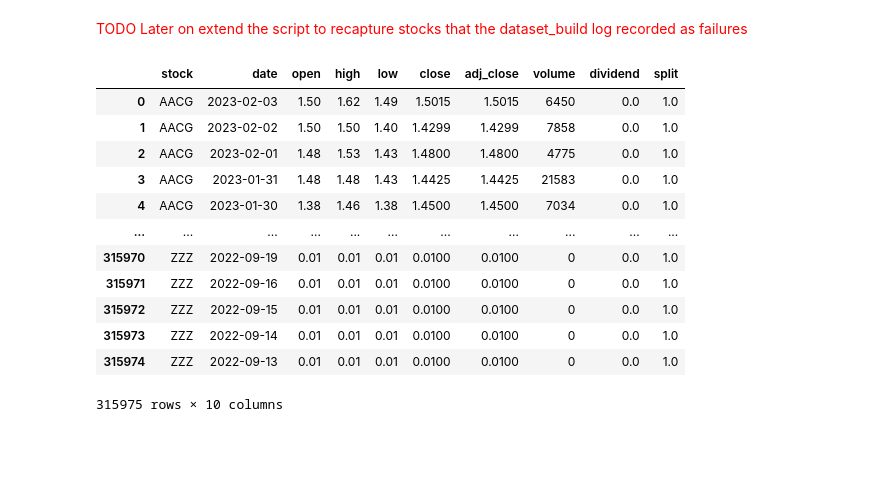
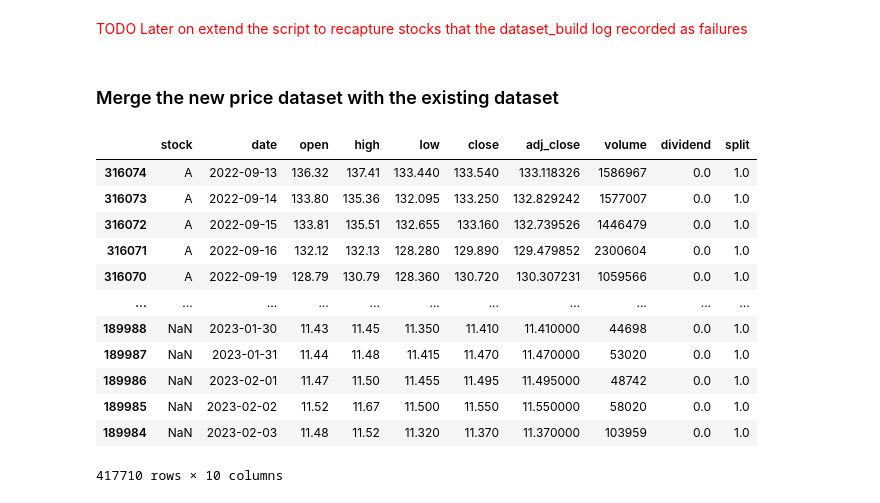
Before and after one commit to DavidPeleg6/Financial_News_Sentiments, a Jupyter notebook: daily_prices_dataset/daily_prices_dataset.ipynb, the cells around one changed output. Cells and saved outputs as stored; diff of their text form; code cells hidden in the pictures; blank space fills up the shorter version.

Commit message:
final daily tweaks

```diff
--- a/daily_prices_dataset/daily_prices_dataset.ipynb
+++ b/daily_prices_dataset/daily_prices_dataset.ipynb
@@ -71,21 +53,30 @@ price_df = pd.DataFrame(rows, columns=['stock', 'date', 'open', 'high', 'low', '
 price_df['date'] = pd.to_datetime(price_df['date'])
 # convert all columns to numeric except for the date and stock
 price_df[price_df.columns[2:]] = price_df[price_df.columns[2:]].apply(pd.to_numeric, errors='coerce')
-price_df
-# %% [output]
-|  | stock | date | open | high | low | close | adj_close | volume | dividend | split |
-| 0 | AACG | 2023-02-03 | 1.50 | 1.62 | 1.49 | 1.5015 | 1.5015 | 6450 | 0.0 | 1.0 |
-| 1 | AACG | 2023-02-02 | 1.50 | 1.50 | 1.40 | 1.4299 | 1.4299 | 7858 | 0.0 | 1.0 |
-| 2 | AACG | 2023-02-01 | 1.48 | 1.53 | 1.43 | 1.4800 | 1.4800 | 4775 | 0.0 | 1.0 |
-| 3 | AACG | 2023-01-31 | 1.48 | 1.48 | 1.43 | 1.4425 | 1.4425 | 21583 | 0.0 | 1.0 |
-| 4 | AACG | 2023-01-30 | 1.38 | 1.46 | 1.38 | 1.4500 | 1.4500 | 7034 | 0.0 | 1.0 |
-| ... | ... | ... | ... | ... | ... | ... | ... | ... | ... | ... |
-| 315970 | ZZZ | 2022-09-19 | 0.01 | 0.01 | 0.01 | 0.0100 | 0.0100 | 0 | 0.0 | 1.0 |
-| 315971 | ZZZ | 2022-09-16 | 0.01 | 0.01 | 0.01 | 0.0100 | 0.0100 | 0 | 0.0 | 1.0 |
-| 315972 | ZZZ | 2022-09-15 | 0.01 | 0.01 | 0.01 | 0.0100 | 0.0100 | 0 | 0.0 | 1.0 |
-| 315973 | ZZZ | 2022-09-14 | 0.01 | 0.01 | 0.01 | 0.0100 | 0.0100 | 0 | 0.0 | 1.0 |
-| 315974 | ZZZ | 2022-09-13 | 0.01 | 0.01 | 0.01 | 0.0100 | 0.0100 | 0 | 0.0 | 1.0 |
-315975 rows × 10 columns
+# %% [markdown]
+### Merge the new price dataset with the existing dataset
+# %%
+old_price_df = pd.read_csv('daily_prices.csv')
+old_price_df['date'] = pd.to_datetime(old_price_df['date'])
+new_price_df = pd.concat([old_price_df, price_df], ignore_index=True).drop_duplicates().sort_values(['stock', 'date'])
+# save the dataframe to a csv file
+new_price_df.to_csv('daily_prices2.csv', index=False)
+# %%
+new_price_df
+# %% [output]
+|  | stock | date | open | high | low | close | adj_close | volume | dividend | split |
+| 316074 | A | 2022-09-13 | 136.32 | 137.41 | 133.440 | 133.540 | 133.118326 | 1586967 | 0.0 | 1.0 |
+| 316073 | A | 2022-09-14 | 133.80 | 135.36 | 132.095 | 133.250 | 132.829242 | 1577007 | 0.0 | 1.0 |
+| 316072 | A | 2022-09-15 | 133.81 | 135.51 | 132.655 | 133.160 | 132.739526 | 1446479 | 0.0 | 1.0 |
+| 316071 | A | 2022-09-16 | 132.12 | 132.13 | 128.280 | 129.890 | 129.479852 | 2300604 | 0.0 | 1.0 |
+| 316070 | A | 2022-09-19 | 128.79 | 130.79 | 128.360 | 130.720 | 130.307231 | 1059566 | 0.0 | 1.0 |
+| ... | ... | ... | ... | ... | ... | ... | ... | ... | ... | ... |
+| 189988 | NaN | 2023-01-30 | 11.43 | 11.45 | 11.350 | 11.410 | 11.410000 | 44698 | 0.0 | 1.0 |
+| 189987 | NaN | 2023-01-31 | 11.44 | 11.48 | 11.415 | 11.470 | 11.470000 | 53020 | 0.0 | 1.0 |
+| 189986 | NaN | 2023-02-01 | 11.47 | 11.50 | 11.455 | 11.495 | 11.495000 | 48742 | 0.0 | 1.0 |
+| 189985 | NaN | 2023-02-02 | 11.52 | 11.67 | 11.500 | 11.550 | 11.550000 | 58020 | 0.0 | 1.0 |
+| 189984 | NaN | 2023-02-03 | 11.48 | 11.52 | 11.320 | 11.370 | 11.370000 | 103959 | 0.0 | 1.0 |
+417710 rows × 10 columns
 # %%
 # create a candlestick plot
 mplfinance.plot(price_df[price_df['stock'] == 'AAPL'].set_index('date')[['open', 'high', 'low', 'close', 'volume']], type='candle', style='yahoo', volume=True, title='AAPL')
```
Also changed, not shown: parts of 2 cells of this notebook, 8 other files.
